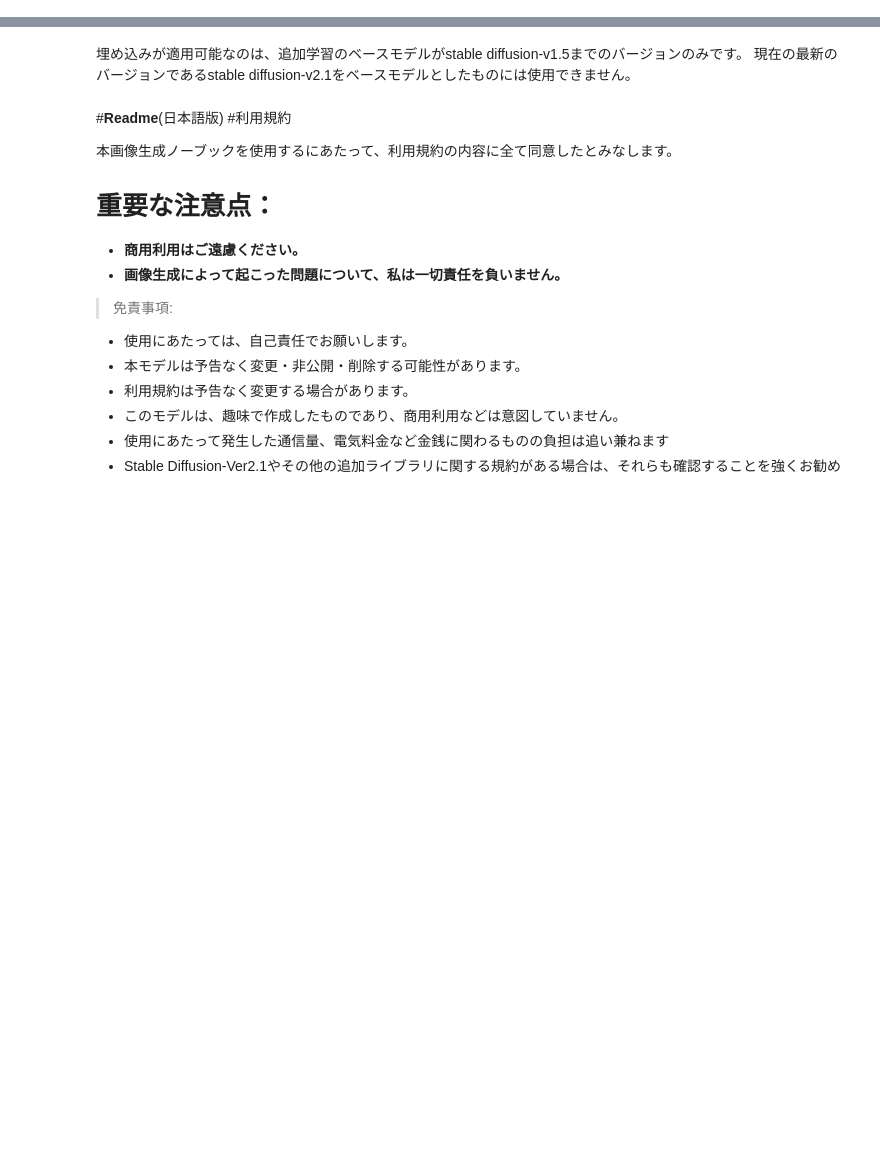
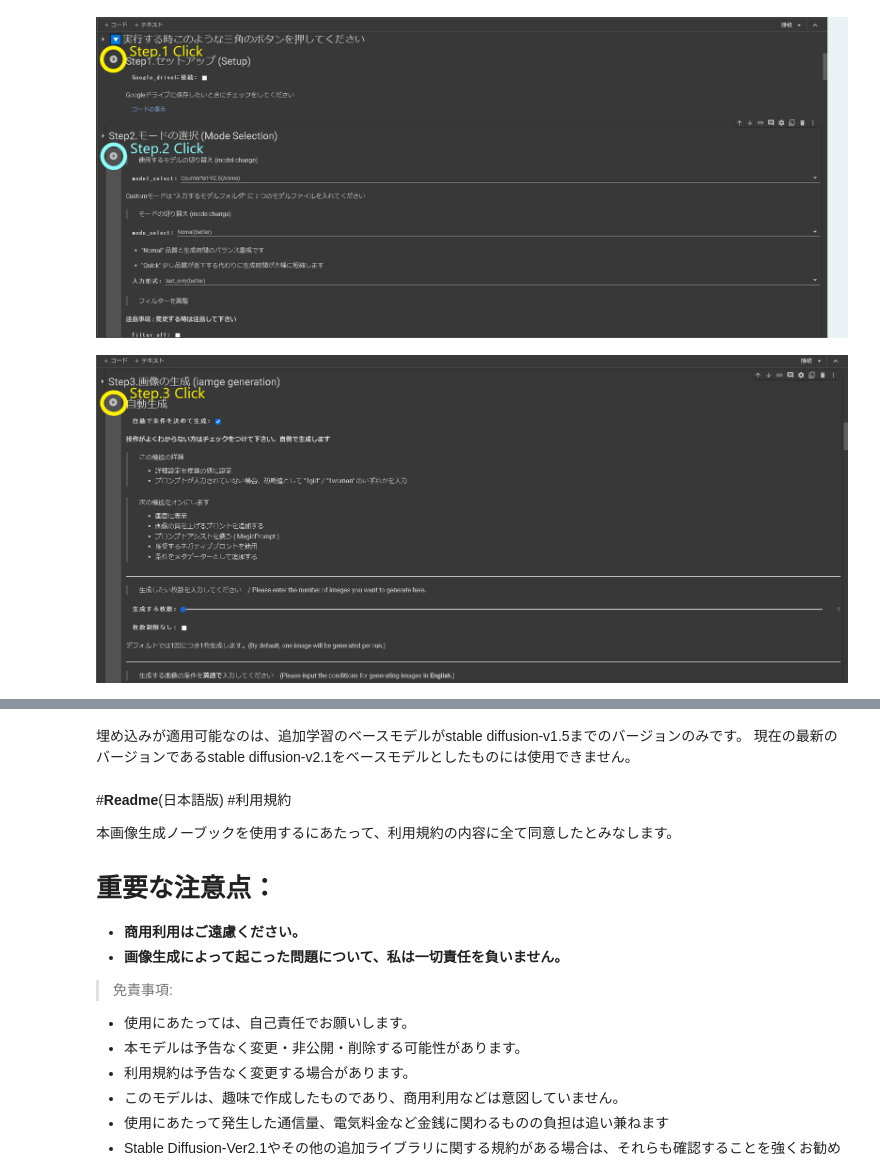
Before and after one commit to suzukimain/diffusers_in_Colab, a Jupyter notebook: diffusers_in_Colab.ipynb, the cells around one changed output, grey strips where cells are left out. Saved outputs shown, nothing was run; the diff lists cells and outputs as text; code cells hidden in the pictures; blank space fills up the shorter version.

```diff
--- a/diffusers_in_Colab.ipynb
+++ b/diffusers_in_Colab.ipynb
@@ -1226,0 +995,10 @@ else:
+# %%
+#@title   {display-mode: "form"}
+#@markdown #**Image generation methods**
+I1=Image.open("/content/IMG_2082.png")
+display(I1)
+I2=Image.open("/content/IMG_2083.png")
+display(I2)
+# %% [output]
+[figure, added]
+[figure, added]
```
Also changed, not shown: parts of 9 cells of this notebook.
